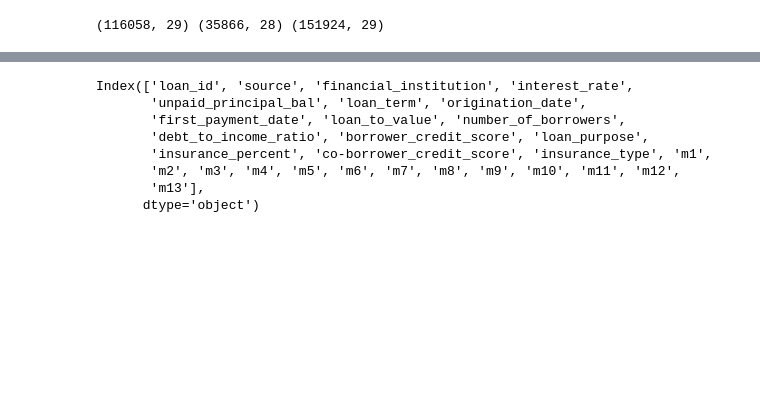
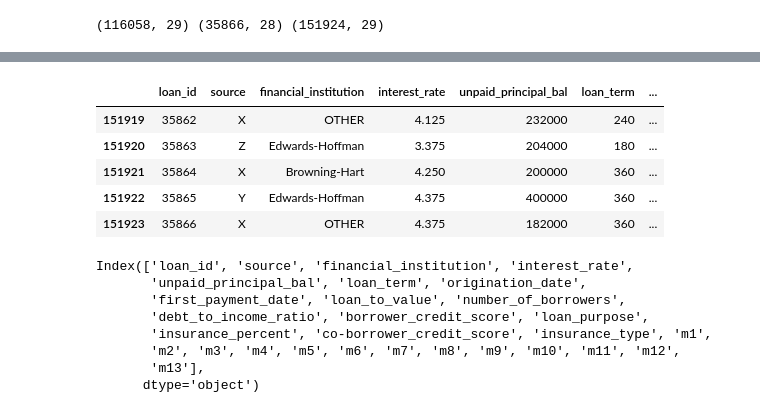
Before and after one commit to NilSagor/AV_ml_practice, a Jupyter notebook: loan_del_predict/Untitled.ipynb, the cells around one changed output, grey strips where cells are left out. Cells and saved outputs as stored; diff of their text form; code cells hidden in the pictures; blank space fills up the shorter version.

```diff
--- a/loan_del_predict/Untitled.ipynb
+++ b/loan_del_predict/Untitled.ipynb
@@ -28,3 +30,12 @@ data_all.head()
+# %%
+data_all.tail()
+# %% [output]
+|  | loan_id | source | financial_institution | interest_rate | unpaid_principal_bal | loan_term | ... |
+| 151919 | 35862 | X | OTHER | 4.125 | 232000 | 240 | ... |
+| 151920 | 35863 | Z | Edwards-Hoffman | 3.375 | 204000 | 180 | ... |
+| 151921 | 35864 | X | Browning-Hart | 4.250 | 200000 | 360 | ... |
+| 151922 | 35865 | Y | Edwards-Hoffman | 4.375 | 400000 | 360 | ... |
+| 151923 | 35866 | X | OTHER | 4.375 | 182000 | 360 | ... |
 # %%
 data_all.columns
 # %% [output]
```
Also changed, not shown: parts of 19 cells of this notebook.
